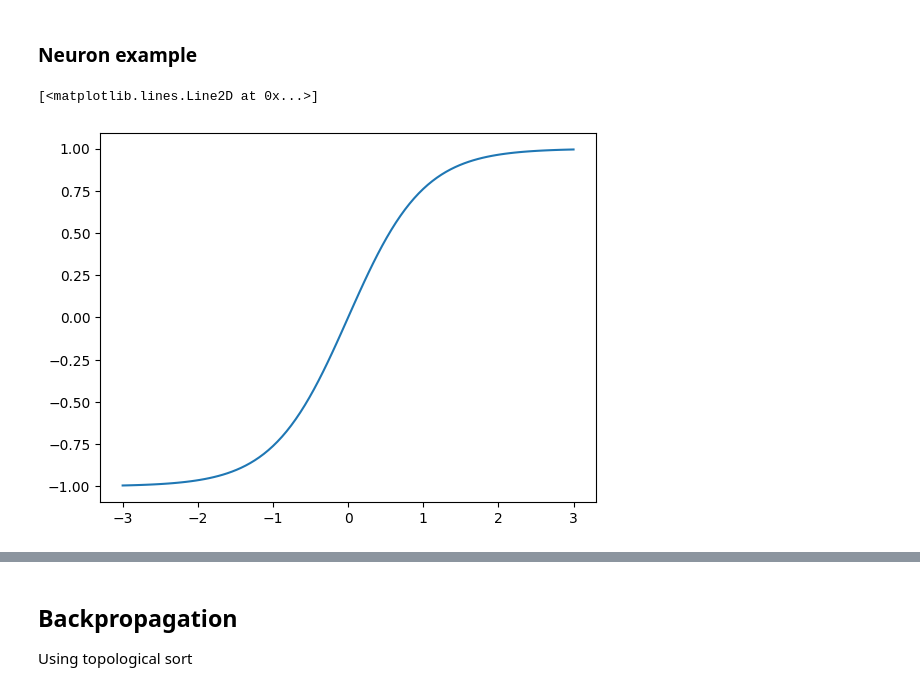
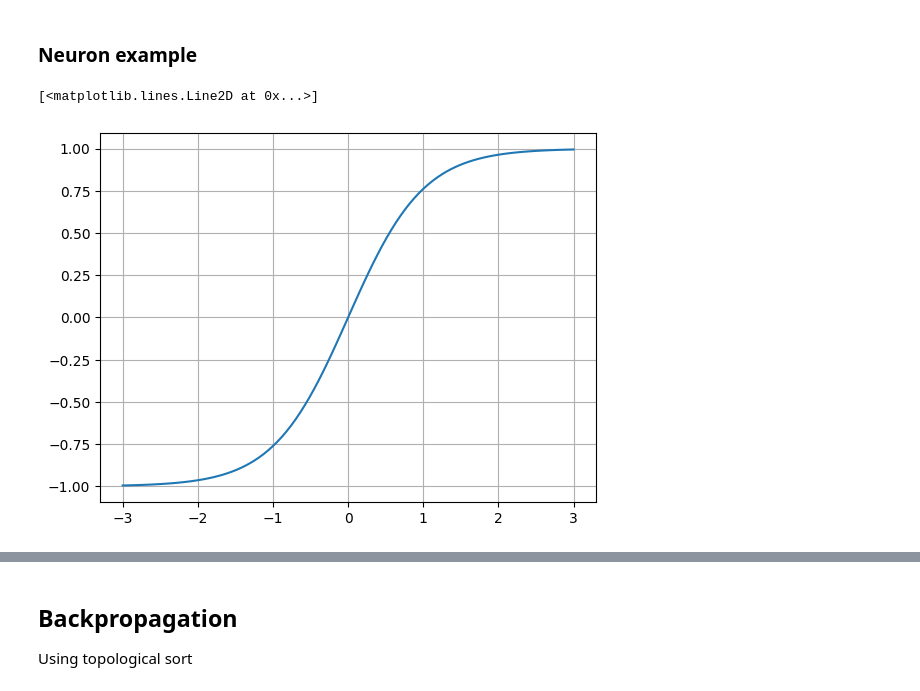
Before and after one commit to MikelBarajas38/babygrad, a Jupyter notebook: micrograd.ipynb, the cells around one changed output, grey strips where cells are left out. Cells and saved outputs as stored; diff of their text form; code cells hidden in the pictures.

```diff
--- a/micrograd.ipynb
+++ b/micrograd.ipynb
@@ -331,13 +389,14 @@ draw(i)
 # %%
 # activation function
 
 X = jnp.linspace(-3, 3, 100)
 Y = jnp.tanh(X)
 
+plt.grid()
 plt.plot(X, Y)
 # %% [output]
 [<matplotlib.lines.Line2D at 0x...>]
-[figure, old version]
+[figure, new version]
 # %%
 # inputs
 x1 = Value(2.0, label = 'x1')
```
Also changed, not shown: parts of 38 cells of this notebook.
